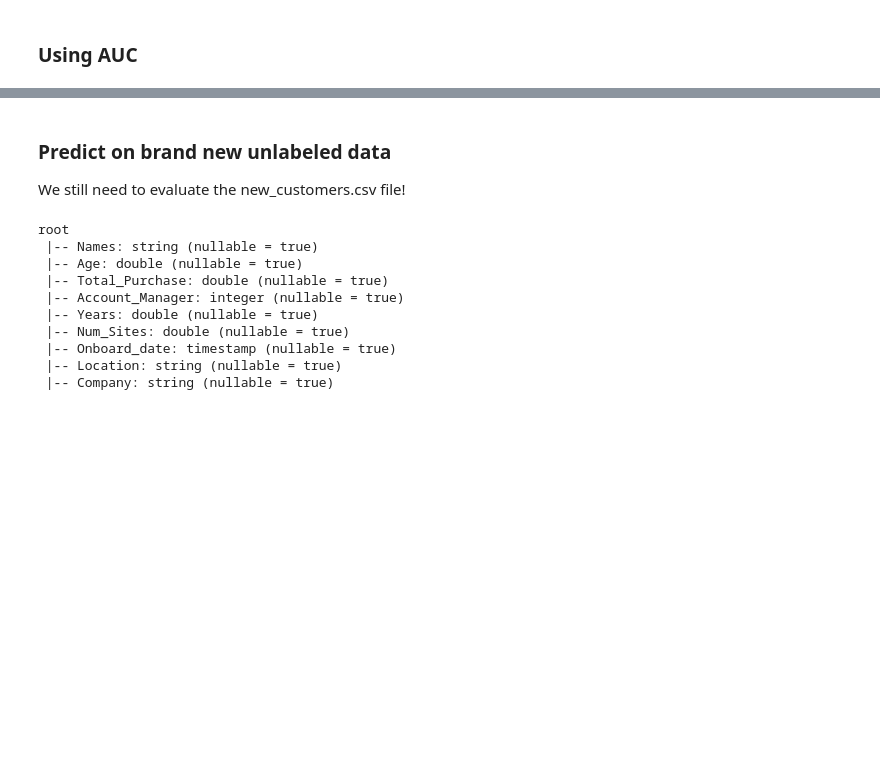
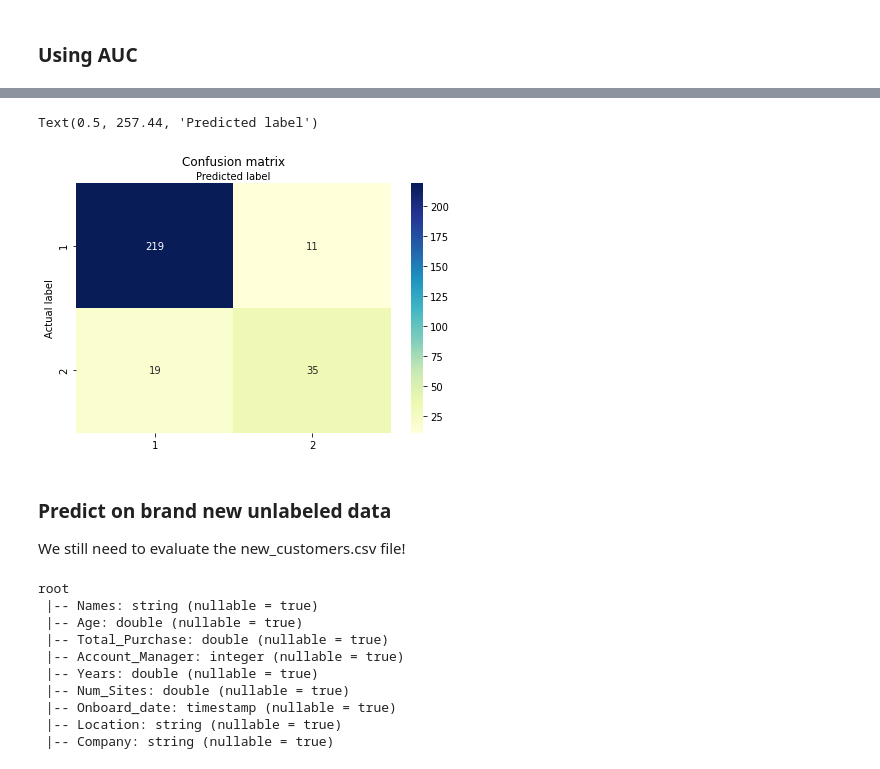
Before and after one commit to BAGLAT/Predicting-customer-churn-using-pySpark---Hands-On, a Jupyter notebook: Predicting Churns using pySpark.ipynb, the cells around one changed output, grey strips where cells are left out. Cells and saved outputs as stored; diff of their text form; code cells hidden in the pictures; blank space fills up the shorter version.

```diff
--- a/Predicting Churns using pySpark.ipynb
+++ b/Predicting Churns using pySpark.ipynb
@@ -135,3 +215,20 @@ auc
+# %%
+cnf_matrix = metrics.confusion_matrix(dfg['churn'], dfg['prediction'])
+# %%
+class_names=[1,2,3,4,5] # name  of classes
+fig, ax = plt.subplots()
+# create heatmap
+sns.heatmap(pd.DataFrame(cnf_matrix), annot=True, cmap="YlGnBu" ,fmt='g')
+ax.xaxis.set_label_position("top")
+ax.xaxis.set_ticklabels(class_names)
+ax.yaxis.set_ticklabels(class_names)
+plt.tight_layout()
+plt.title('Confusion matrix', y=1.1)
+plt.ylabel('Actual label')
+plt.xlabel('Predicted label')
+# %% [output]
+Text(0.5, 257.44, 'Predicted label')
+[figure, added]
 # %% [markdown]
 ### Predict on brand new unlabeled data
 
```
Also changed, not shown: parts of 19 cells of this notebook.
